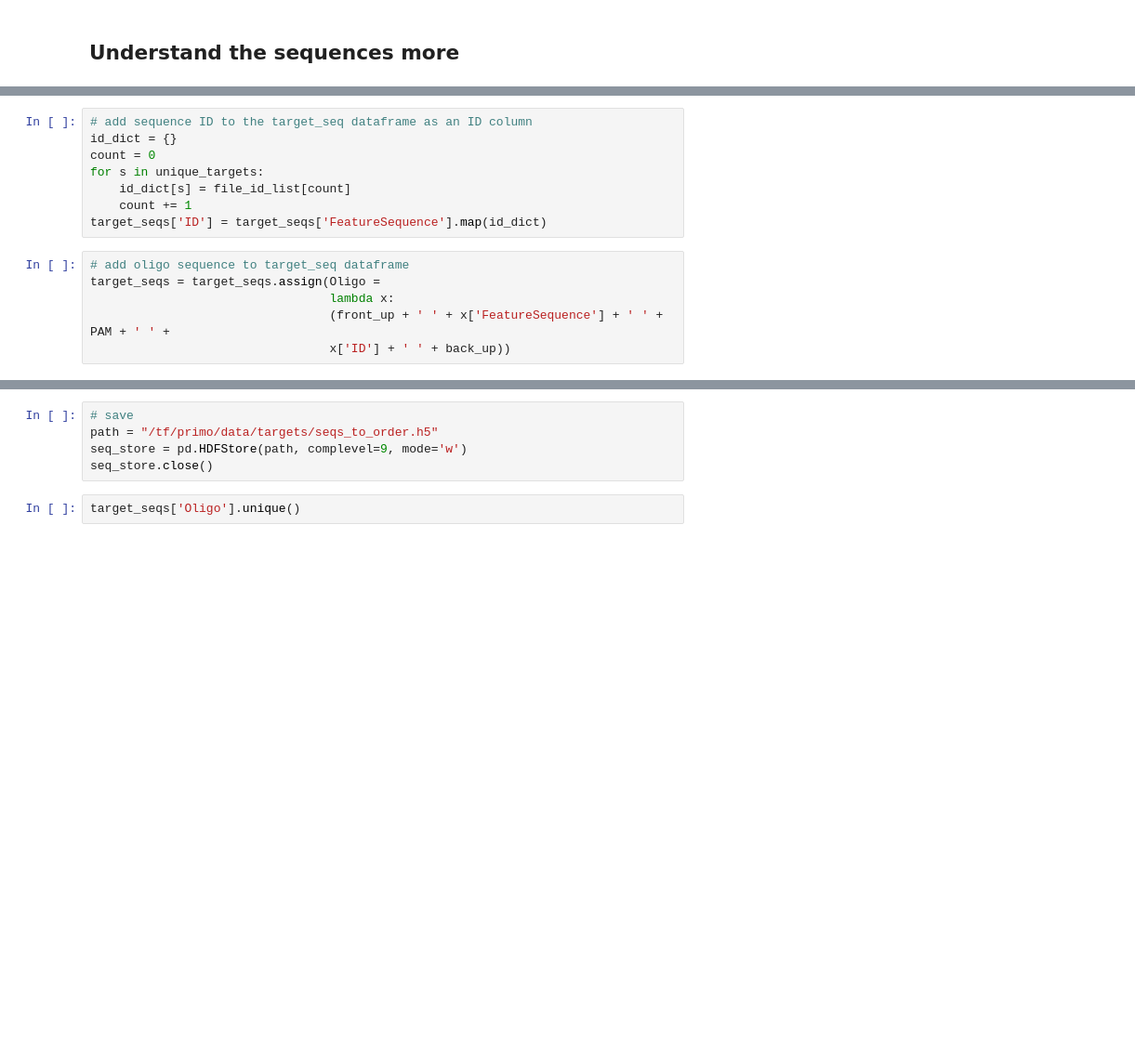
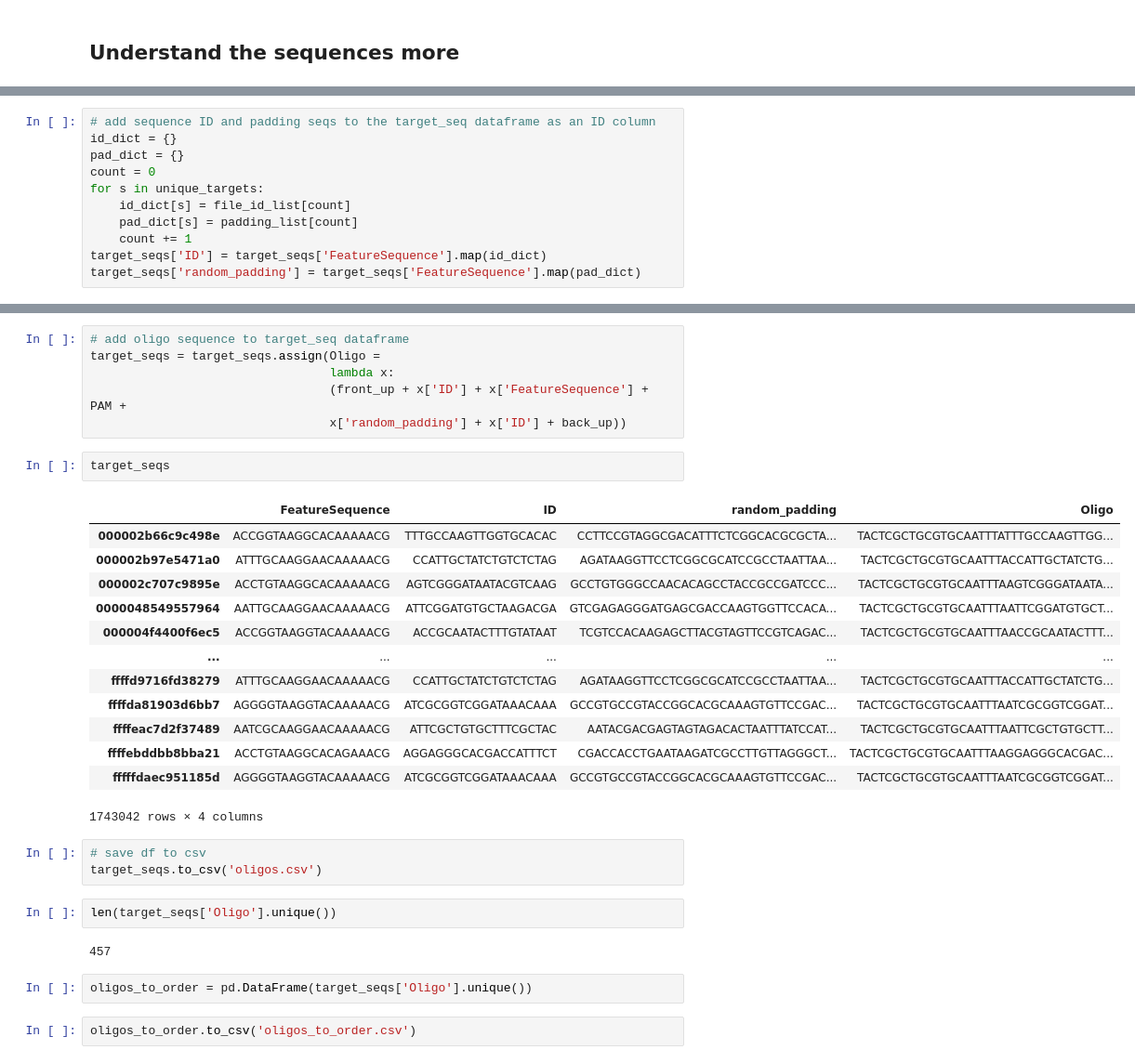
Before and after one commit to uwmisl/cas9-similarity-search, a Jupyter notebook: notebooks/03_simulation/seqs_to_order.ipynb, the cells around one changed output, grey strips where cells are left out. Shown: that part at 93% size. Cells and saved outputs as stored; diff of their text form; blank space fills up the shorter version.

Commit message:
Finalized oligos to order (3)

```diff
--- a/notebooks/03_simulation/seqs_to_order.ipynb
+++ b/notebooks/03_simulation/seqs_to_order.ipynb
@@ -203,14 +359,11 @@ file_id_list = make_file_ids(num_ids=len(unique_targets), id_len=20)
 # %%
-# add sequence ID to the target_seq dataframe as an ID column
+# add sequence ID and padding seqs to the target_seq dataframe as an ID column
 id_dict = {}
+pad_dict = {}
 count = 0
 for s in unique_targets:
     id_dict[s] = file_id_list[count]
+    pad_dict[s] = padding_list[count]
     count += 1
 target_seqs['ID'] = target_seqs['FeatureSequence'].map(id_dict)
+target_seqs['random_padding'] = target_seqs['FeatureSequence'].map(pad_dict)
-# %%
-# add oligo sequence to target_seq dataframe
-target_seqs = target_seqs.assign(Oligo =
-                                 lambda x:
-                                 (front_up + ' ' + x['FeatureSequence'] + ' ' + PAM + ' ' +
-                                 x['ID'] + ' ' + back_up))
@@ -221,8 +386,34 @@ target_seqs
-# %%
-# save
-path = "/tf/primo/data/targets/seqs_to_order.h5"
-seq_store = pd.HDFStore(path, complevel=9, mode='w')
-seq_store.close()
+# %%
+# add oligo sequence to target_seq dataframe
+target_seqs = target_seqs.assign(Oligo =
+                                 lambda x:
+                                 (front_up + x['ID'] + x['FeatureSequence'] + PAM +
+                                 x['random_padding'] + x['ID'] + back_up))
+# %%
+target_seqs
+# %% [output]
+|  | FeatureSequence | ID | random_padding | Oligo |
+| 000002b66c9c498e | ACCGGTAAGGCACAAAAACG | TTTGCCAAGTTGGTGCACAC | CCTTCCGTAGGCGACATTTCTCGGCACGCGCTA... | TACTCGCTGCGTGCAATTTATTTGCCAAGTTGG... |
+| 000002b97e5471a0 | ATTTGCAAGGAACAAAAACG | CCATTGCTATCTGTCTCTAG | AGATAAGGTTCCTCGGCGCATCCGCCTAATTAA... | TACTCGCTGCGTGCAATTTACCATTGCTATCTG... |
+| 000002c707c9895e | ACCTGTAAGGCACAAAAACG | AGTCGGGATAATACGTCAAG | GCCTGTGGGCCAACACAGCCTACCGCCGATCCC... | TACTCGCTGCGTGCAATTTAAGTCGGGATAATA... |
+| 0000048549557964 | AATTGCAAGGAACAAAAACG | ATTCGGATGTGCTAAGACGA | GTCGAGAGGGATGAGCGACCAAGTGGTTCCACA... | TACTCGCTGCGTGCAATTTAATTCGGATGTGCT... |
+| 000004f4400f6ec5 | ACCGGTAAGGTACAAAAACG | ACCGCAATACTTTGTATAAT | TCGTCCACAAGAGCTTACGTAGTTCCGTCAGAC... | TACTCGCTGCGTGCAATTTAACCGCAATACTTT... |
+| ... | ... | ... | ... | ... |
+| ffffd9716fd38279 | ATTTGCAAGGAACAAAAACG | CCATTGCTATCTGTCTCTAG | AGATAAGGTTCCTCGGCGCATCCGCCTAATTAA... | TACTCGCTGCGTGCAATTTACCATTGCTATCTG... |
+| ffffda81903d6bb7 | AGGGGTAAGGTACAAAAACG | ATCGCGGTCGGATAAACAAA | GCCGTGCCGTACCGGCACGCAAAGTGTTCCGAC... | TACTCGCTGCGTGCAATTTAATCGCGGTCGGAT... |
+| ffffeac7d2f37489 | AATCGCAAGGAACAAAAACG | ATTCGCTGTGCTTTCGCTAC | AATACGACGAGTAGTAGACACTAATTTATCCAT... | TACTCGCTGCGTGCAATTTAATTCGCTGTGCTT... |
+| ffffebddbb8bba21 | ACCTGTAAGGCACAGAAACG | AGGAGGGCACGACCATTTCT | CGACCACCTGAATAAGATCGCCTTGTTAGGGCT... | TACTCGCTGCGTGCAATTTAAGGAGGGCACGAC... |
+| fffffdaec951185d | AGGGGTAAGGTACAAAAACG | ATCGCGGTCGGATAAACAAA | GCCGTGCCGTACCGGCACGCAAAGTGTTCCGAC... | TACTCGCTGCGTGCAATTTAATCGCGGTCGGAT... |
+1743042 rows × 4 columns
+# %%
+# save df to csv
+target_seqs.to_csv('oligos.csv')
 # %%
-target_seqs['Oligo'].unique()
+len(target_seqs['Oligo'].unique())
+# %% [output]
+457
+# %%
+oligos_to_order = pd.DataFrame(target_seqs['Oligo'].unique())
+# %%
+oligos_to_order.to_csv('oligos_to_order.csv')
 # %%
```
Also changed, not shown: parts of 21 cells of this notebook, 7 other files.
